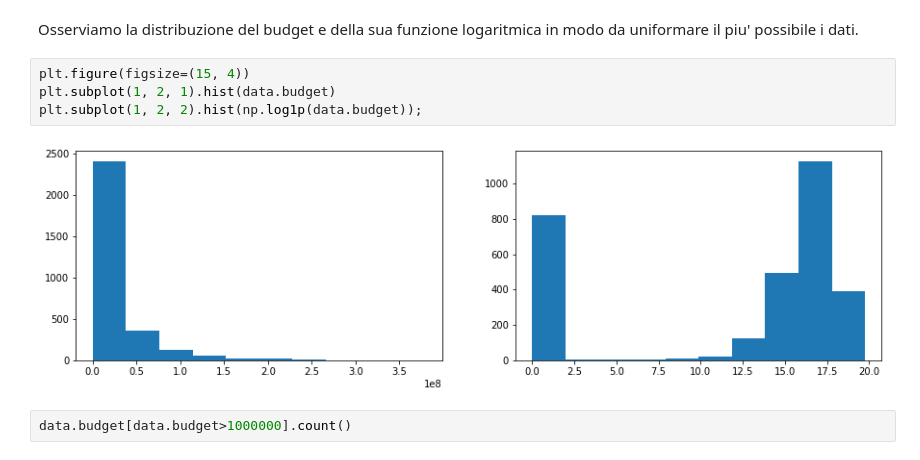
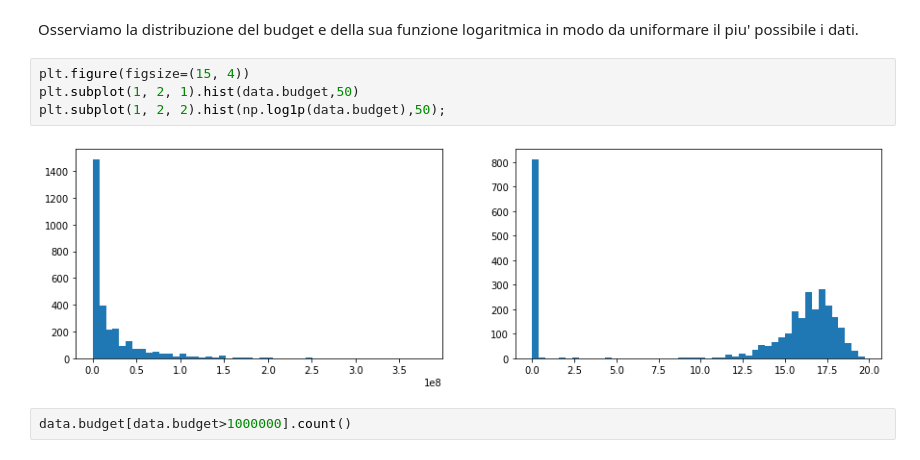
Before and after one commit to sergiorolnic/datascience, a Jupyter notebook: datascience_project.ipynb, the cells around one changed output. Cells and saved outputs as stored; diff of their text form.

```diff
--- a/datascience_project.ipynb
+++ b/datascience_project.ipynb
@@ -153,10 +195,10 @@ data = data.drop(columns='homepage')
 Osserviamo la distribuzione del budget e della sua funzione logaritmica in modo da uniformare il piu' possibile i dati.
 # %%
 plt.figure(figsize=(15, 4))
-plt.subplot(1, 2, 1).hist(data.budget)
-plt.subplot(1, 2, 2).hist(np.log1p(data.budget));
+plt.subplot(1, 2, 1).hist(data.budget,50)
+plt.subplot(1, 2, 2).hist(np.log1p(data.budget),50);
 # %% [output]
-[figure, old version]
+[figure, new version]
 # %%
 data.budget[data.budget>1000000].count()
 # %% [output]
```
Also changed, not shown: parts of 63 cells of this notebook.
